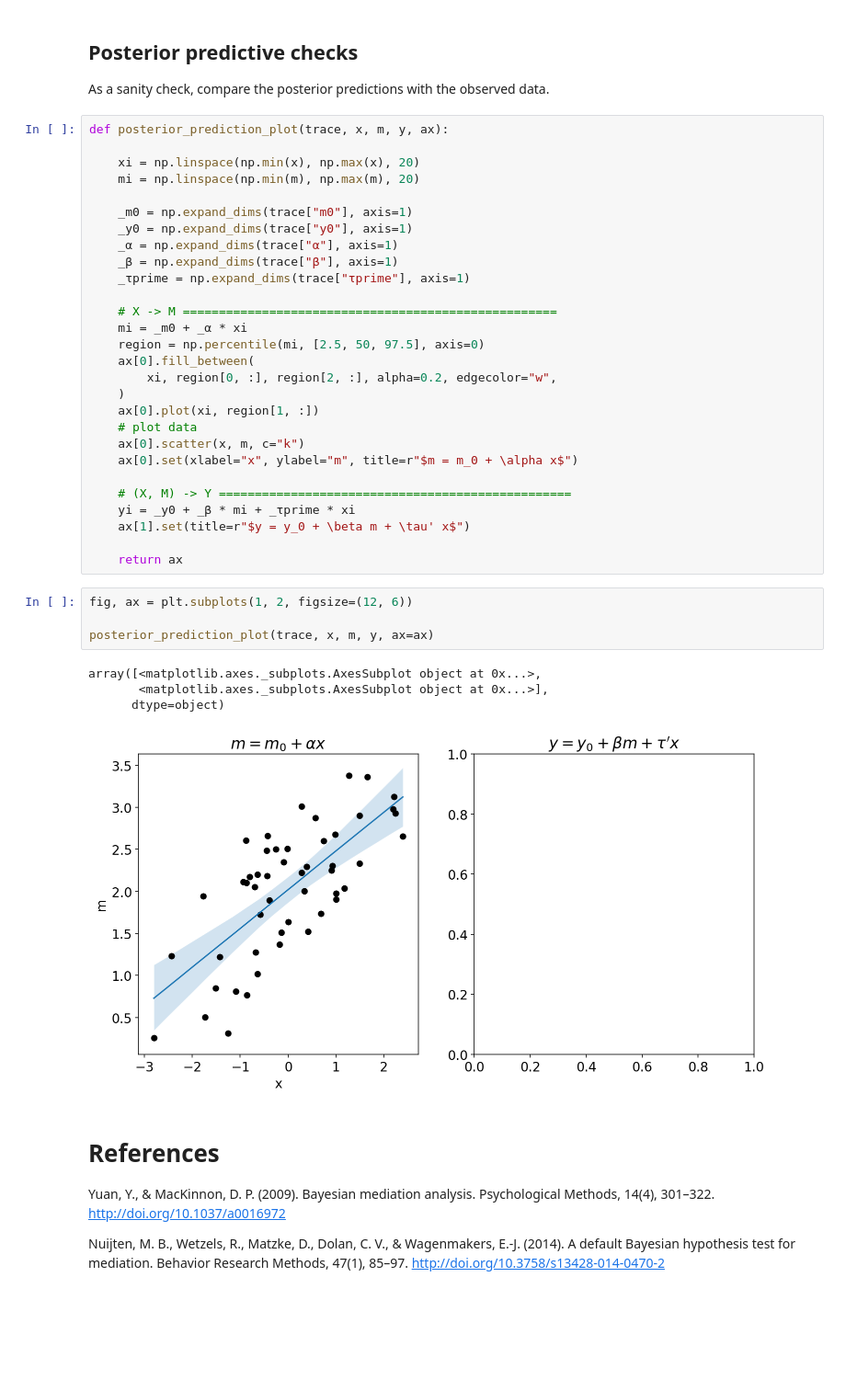
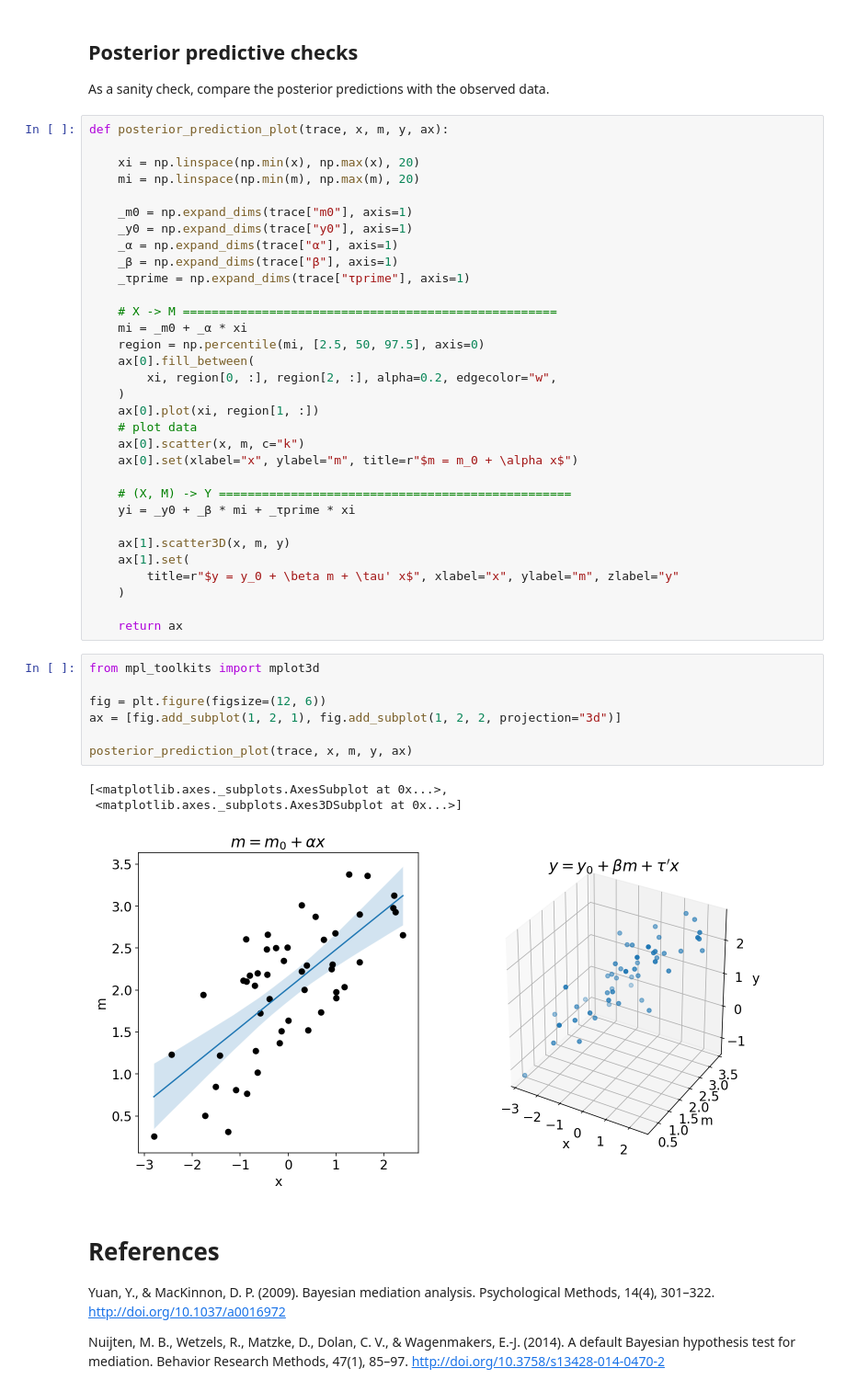
Before and after one commit to drbenvincent/pymc3-demo-code, a Jupyter notebook: mediation_analysis.ipynb, the cells around one changed output. Shown: that part at 92% size. Saved outputs shown, nothing was run; the diff lists cells and outputs as text; blank space fills up the shorter version.

Commit message:
add 3D scatter plot

```diff
--- a/mediation_analysis.ipynb
+++ b/mediation_analysis.ipynb
@@ -250,18 +252,24 @@ def posterior_prediction_plot(trace, x, m, y, ax):
 
     # (X, M) -> Y =================================================
     yi = _y0 + _β * mi + _τprime * xi
-    ax[1].set(title=r"$y = y_0 + \beta m + \tau' x$")
+
+    ax[1].scatter3D(x, m, y)
+    ax[1].set(
+        title=r"$y = y_0 + \beta m + \tau' x$", xlabel="x", ylabel="m", zlabel="y"
+    )
 
     return ax
-# %%
-fig, ax = plt.subplots(1, 2, figsize=(12, 6))
-
-posterior_prediction_plot(trace, x, m, y, ax=ax)
-# %% [output]
-array([<matplotlib.axes._subplots.AxesSubplot object at 0x...>,
-       <matplotlib.axes._subplots.AxesSubplot object at 0x...>],
-      dtype=object)
-[figure, removed]
+# %%
+from mpl_toolkits import mplot3d
+
+fig = plt.figure(figsize=(12, 6))
+ax = [fig.add_subplot(1, 2, 1), fig.add_subplot(1, 2, 2, projection="3d")]
+
+posterior_prediction_plot(trace, x, m, y, ax)
+# %% [output]
+[<matplotlib.axes._subplots.AxesSubplot at 0x...>,
+ <matplotlib.axes._subplots.Axes3DSubplot at 0x...>]
+[figure, added]
 # %% [markdown]
 # References
 
```
Also changed, not shown: parts of 1 cell of this notebook.
